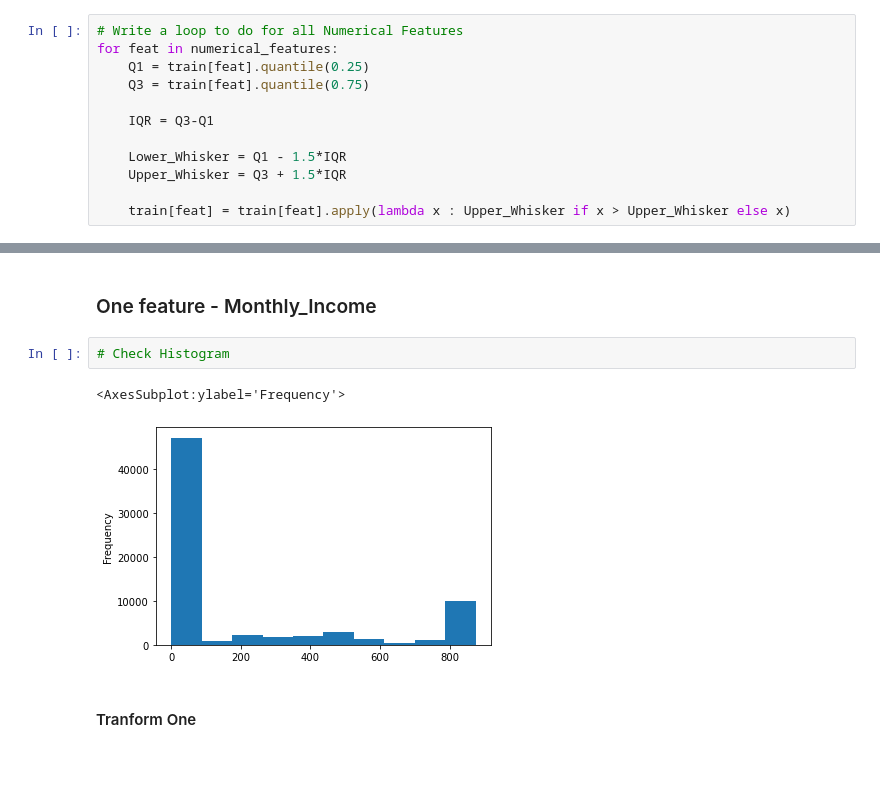
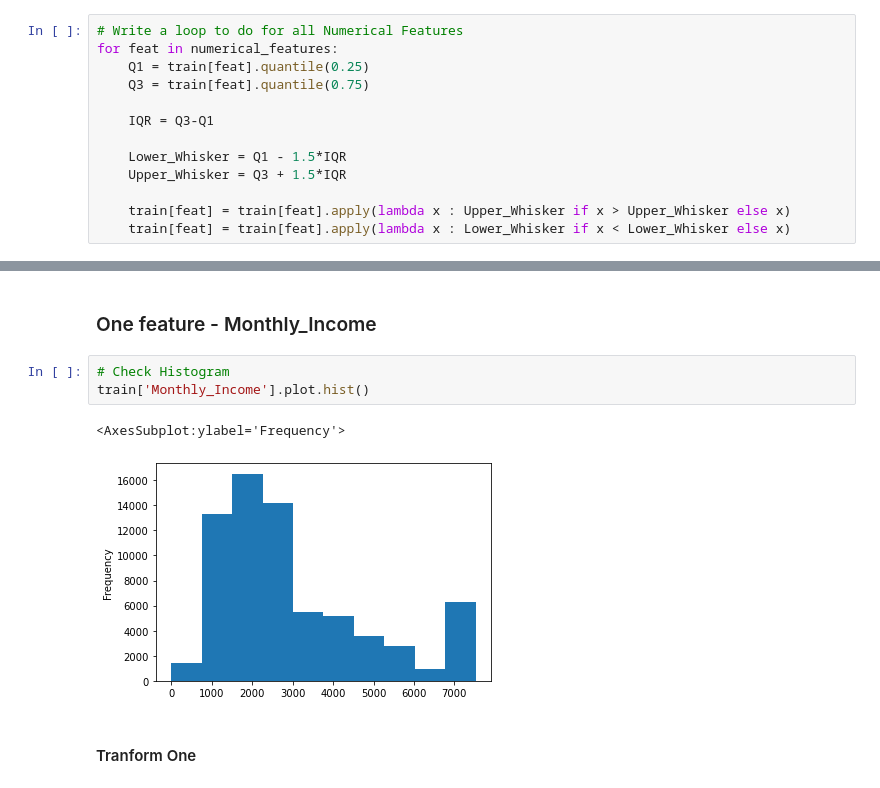
Before and after one commit to KunaalNaik/Python_Data_Science_Course, a Jupyter notebook: 2 - Pandas/4 Pandas Case Study/Case Study Merge Missing Data/c3_leads_Trans_incalss_6Mar2022.ipynb, the cells around one changed output, grey strips where cells are left out. Saved outputs shown, nothing was run; the diff lists cells and outputs as text.

```diff
--- a/2 - Pandas/4 Pandas Case Study/Case Study Merge Missing Data/c3_leads_Trans_incalss_6Mar2022.ipynb
+++ b/2 - Pandas/4 Pandas Case Study/Case Study Merge Missing Data/c3_leads_Trans_incalss_6Mar2022.ipynb
@@ -149,15 +149,17 @@ for feat in numerical_features:
     Upper_Whisker = Q3 + 1.5*IQR
 
     train[feat] = train[feat].apply(lambda x : Upper_Whisker if x > Upper_Whisker else x)
+    train[feat] = train[feat].apply(lambda x : Lower_Whisker if x < Lower_Whisker else x)
 # %% [markdown]
 ## 8/ Tranformations
 # %% [markdown]
 ### One feature - Monthly_Income
 # %%
 # Check Histogram
+train['Monthly_Income'].plot.hist()
 # %% [output]
 <AxesSubplot:ylabel='Frequency'>
-[figure, old version]
+[figure, new version]
 # %% [markdown]
 #### Tranform One
 # %%
```
Also changed, not shown: parts of 8 cells of this notebook, 4 other files.
